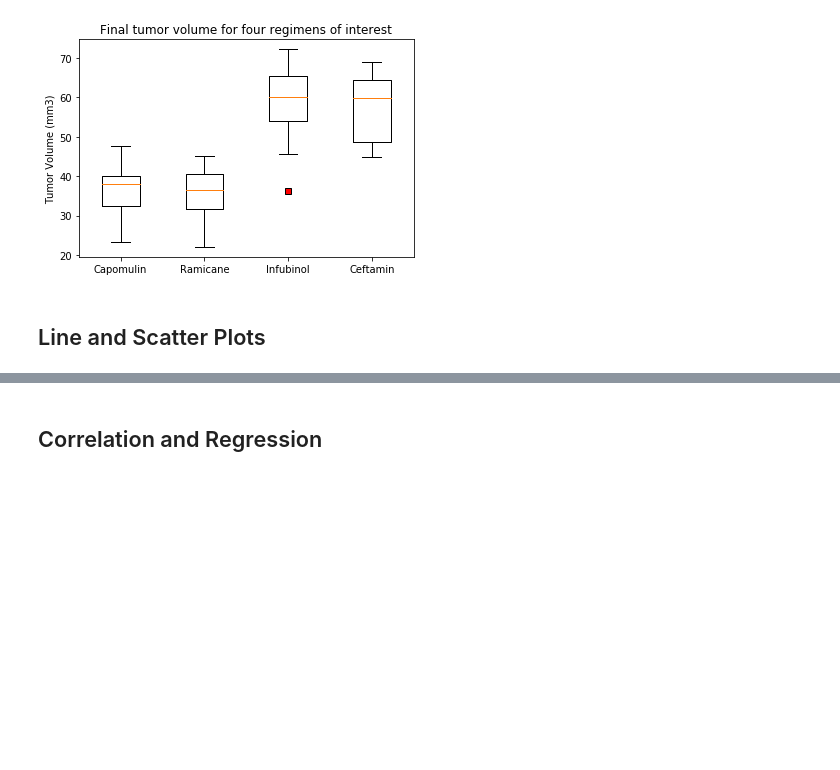
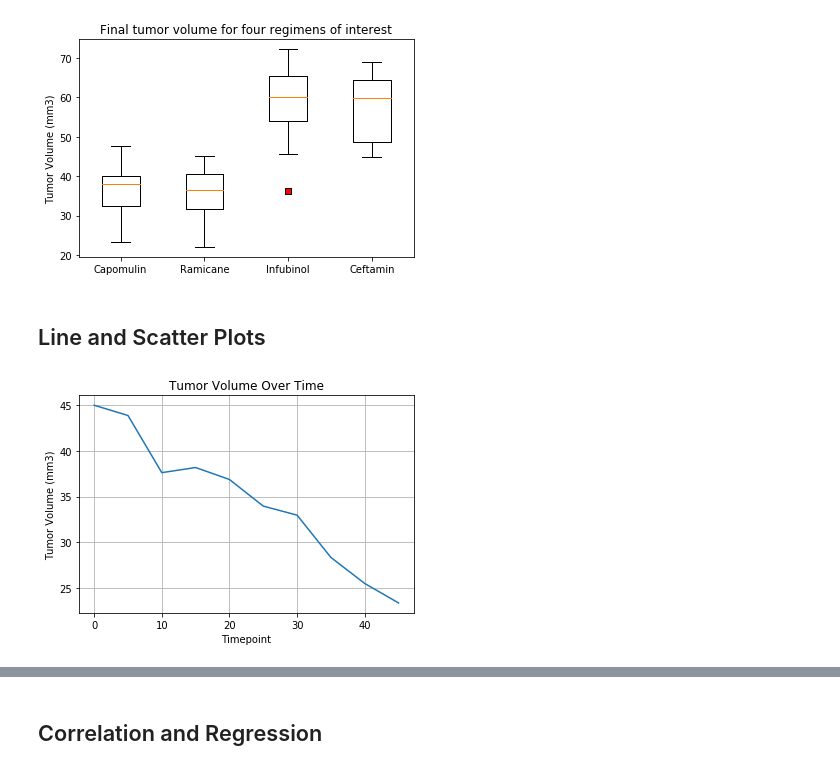
Before and after one commit to palominocp/matplotlib, a Jupyter notebook: pymaceuticals_starter.ipynb, the cells around one changed output, grey strips where cells are left out. Saved outputs shown, nothing was run; the diff lists cells and outputs as text; code cells hidden in the pictures; blank space fills up the shorter version.

Commit message:
Scatter Plot

```diff
--- a/pymaceuticals_starter.ipynb
+++ b/pymaceuticals_starter.ipynb
@@ -464,2 +462,15 @@ plt.show()
+# %%
+# Generate a line plot of time point versus tumor volume for a mouse treated with Capomulin
+capomulin_mice = most_promis[most_promis['Drug Regimen'] == 'Capomulin']
+s185_mouse = capomulin_mice[capomulin_mice['Mouse ID'] == 's185']
+s185_timepoint = s185_mouse['Timepoint'].values
+s185_tumor_volume = s185_mouse['Tumor Volume (mm3)'].values
+plt.plot(s185_timepoint, s185_tumor_volume)
+plt.xlabel('Timepoint')
+plt.ylabel('Tumor Volume (mm3)')
+plt.title('Tumor Volume Over Time')
+plt.grid()
+# %% [output]
+[figure, added]
 # %%
 # Generate a scatter plot of mouse weight versus average tumor volume for the Capomulin regimen
```
Also changed, not shown: parts of 4 cells of this notebook.
